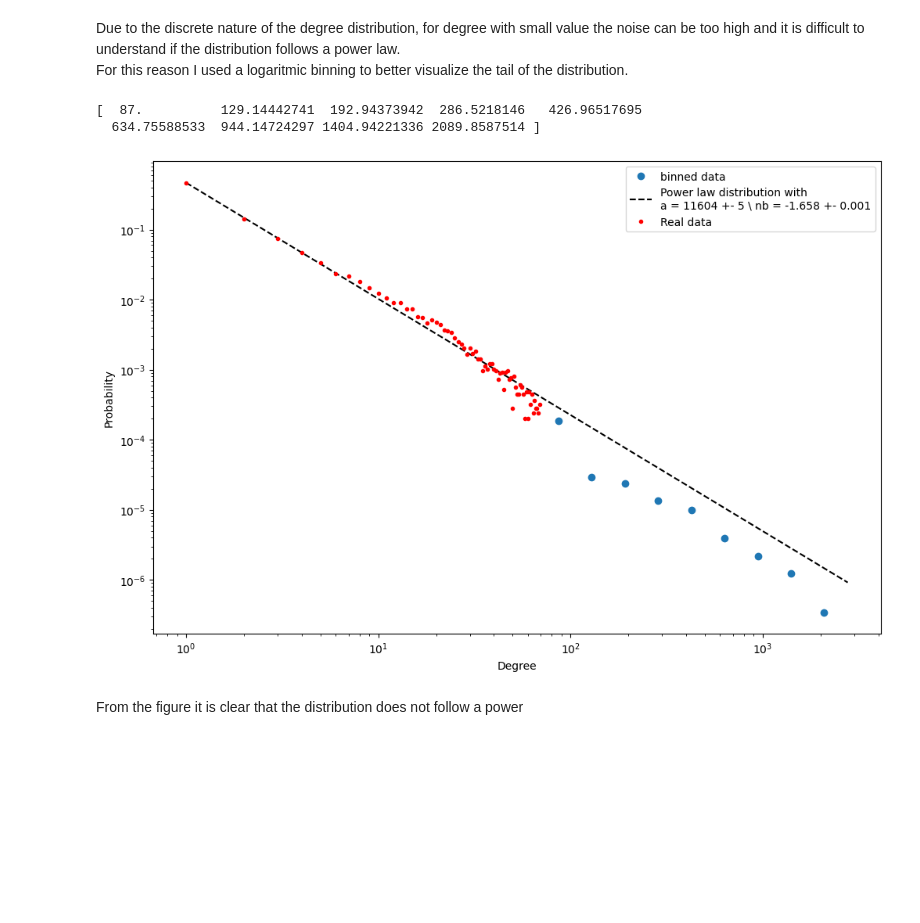
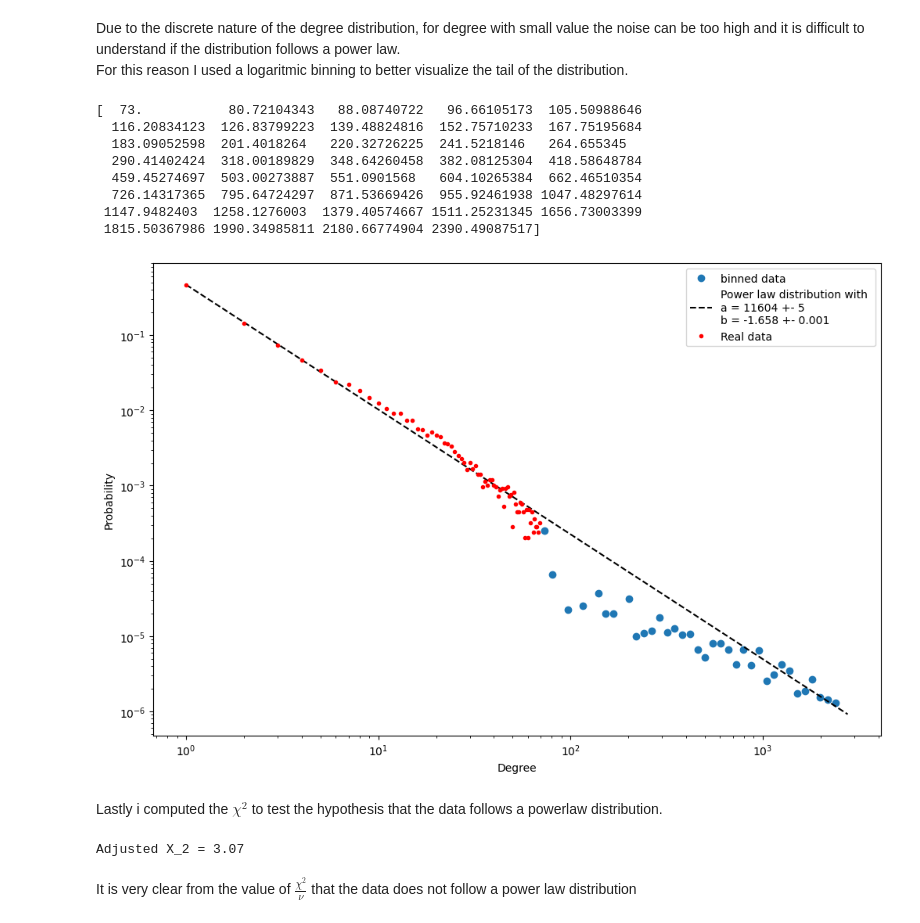
Before and after one commit to pspinaunipi/Project_Social_Network_Analysis, a Jupyter notebook: analize_data/Random and configuration newtorks .ipynb, the cells around one changed output. Cells and saved outputs as stored; diff of their text form; code cells hidden in the pictures; blank space fills up the shorter version.

```diff
--- a/analize_data/Random and configuration newtorks .ipynb
+++ b/analize_data/Random and configuration newtorks .ipynb
@@ -208,26 +213,42 @@ For this reason I used a logaritmic binning to better visualize the tail of the
 # %%
 START = 70
 tail = np.array(hist[START:])
-binned,xx = log_binning(tail,10,start=START)
+binned,xx = log_binning(tail,40,start=START)
 x = np.linspace(1,len(hist),len(hist)-1)
 fig=plt.figure(figsize=(12,8), dpi= 100)
 
 new_hist = np.concatenate((hist[1:START],binned))
 new_bins = np.concatenate((x[:START-1],xx))
 
 plt.loglog()
 plt.plot(xx, binned/hist.sum(),"o",label="binned data")
-label="Power law distribution with \na = {:.0f} +- {:.0f} \ nb = {:.3f} +- {:.3f}".format(popt[0],err_0,popt[1],err_1)
+label="Power law distribution with \na = {:.0f} +- {:.0f} \nb = {:.3f} +- {:.3f}".format(popt[0],err_0,popt[1],err_1)
 plt.plot(x, func(x, *popt)/hist.sum(), color ='black',label=label,ls="--")
 plt.plot(x[:START-1], hist[1:START]/hist.sum(), ".",label = "Real data",color="red")
 plt.ylabel("Probability")
 plt.xlabel("Degree")
 plt.legend()
 plt.savefig("images/binned_power_law.png")
 plt.show()
 # %% [output]
-[  87.          129.14442741  192.94373942  286.5218146   426.96517695
-  634.75588533  944.14724297 1404.94221336 2089.8587514 ]
+[  73.           80.72104343   88.08740722   96.66105173  105.50988646
+  116.20834123  126.83799223  139.48824816  152.75710233  167.75195684
+  183.09052598  201.4018264   220.32726225  241.5218146   264.655345
+  290.41402424  318.00189829  348.64260458  382.08125304  418.58648784
+  459.45274697  503.00273887  551.0901568   604.10265384  662.46510354
+  726.14317365  795.64724297  871.53669426  955.92461938 1047.48297614
+ 1147.9482403  1258.1276003  1379.40574667 1511.25231345 1656.73003399
+ 1815.50367986 1990.34985811 2180.66774904 2390.49087517]
-[figure, old version]
+[figure, new version]
-# %% [markdown]
-From the figure it is clear that the distribution does not follow a power
+# %% [markdown]
+Lastly i computed the $\chi^2$ to test the hypothesis that the data follows a powerlaw distribution.
+# %%
+real_bin = np.concatenate((hist[1:START],binned))
+expected = np.concatenate((func(x[:START-1],*popt),func(xx,*popt)))
+chi = ((real_bin-expected)**2/expected).sum()
+adj_chi = chi/(len(real_bin-2))
+print(f"Adjusted X_2 = {adj_chi:.2f}")
+# %% [output]
+Adjusted X_2 = 3.07
+# %% [markdown]
+It is very clear from the value of $\frac{\chi^2}{\nu}$ that the data does not follow a power law distribution
```
Also changed, not shown: parts of 12 cells of this notebook.
